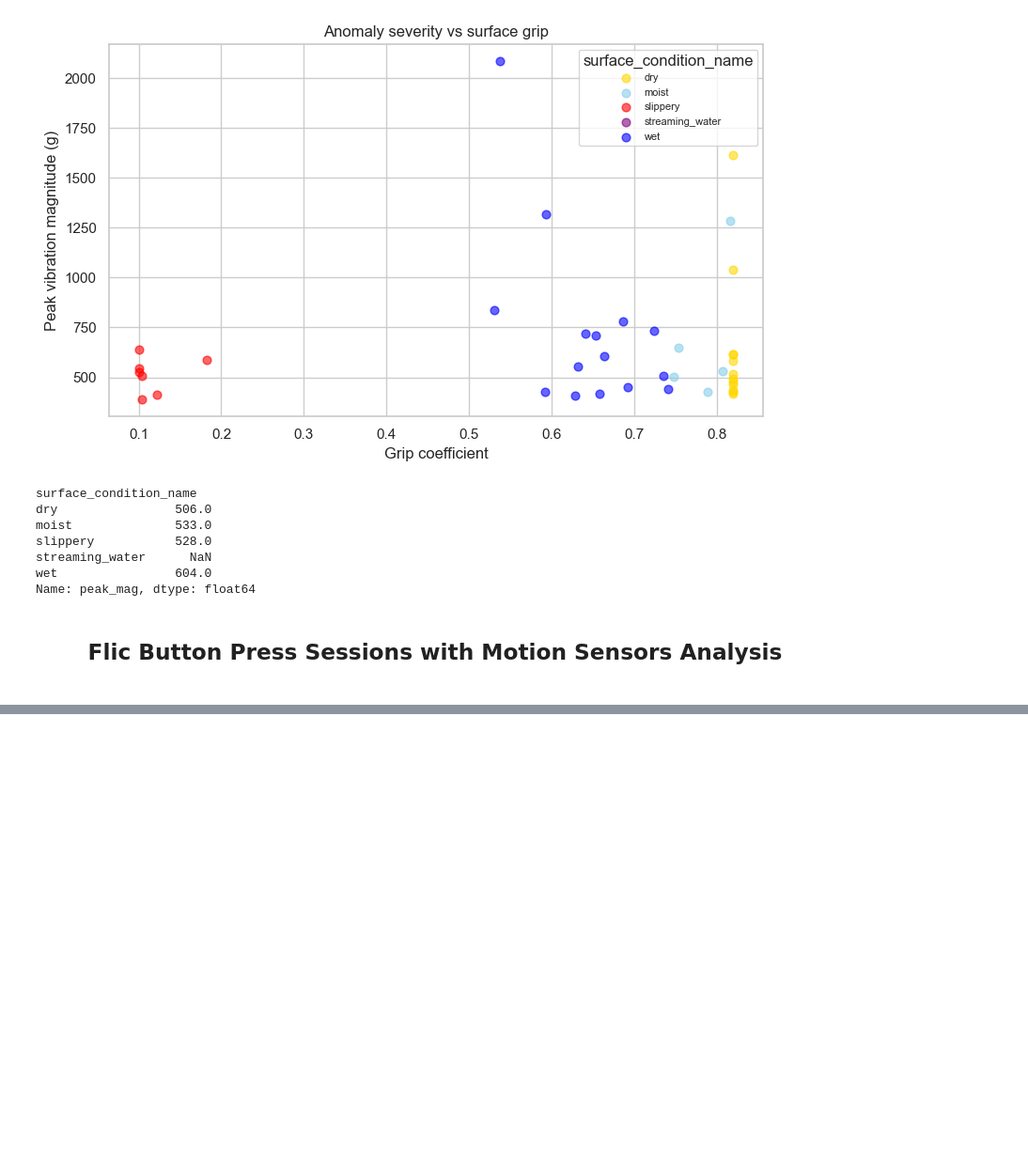
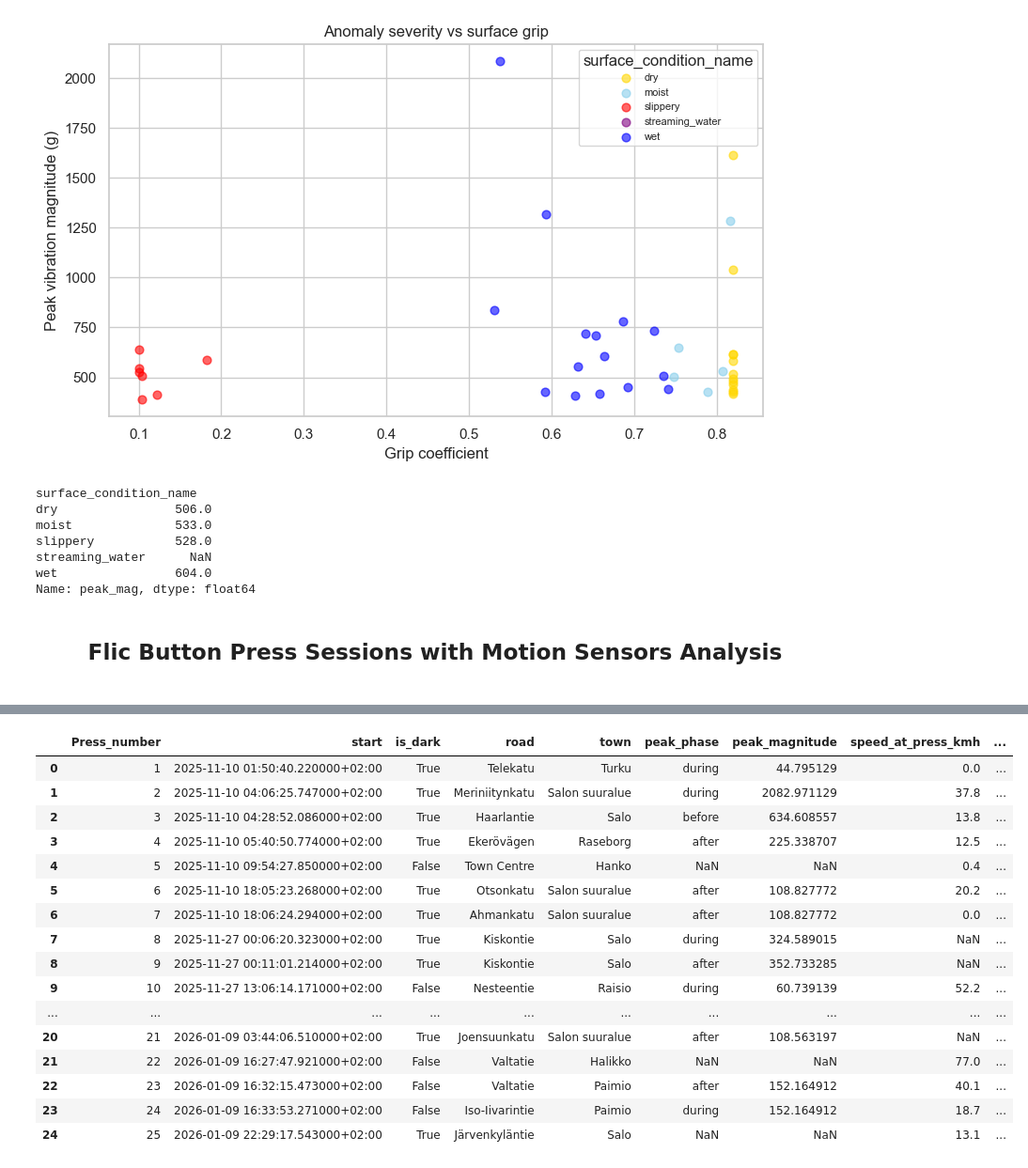
Before and after one commit to Mortti11/Hazard_Situation_Analysis_and_Prediction, a Jupyter notebook: analyzing.ipynb, the cells around one changed output, grey strips where cells are left out. Shown at 94% size. Saved outputs shown, nothing was run; the diff lists cells and outputs as text; code cells hidden in the pictures; blank space fills up the shorter version.

Commit message:
analysis for each press based on motion and road data

```diff
--- a/analyzing.ipynb
+++ b/analyzing.ipynb
@@ -1333,7 +1316,7 @@ Index(['event_id', 'start_ts', 'end_ts', 'number_sensors', 'sensors',
 def haversine(lat1, lon1, lat2, lon2):
     lat1, lon1, lat2, lon2 = map(np.radians, [lat1, lon1, lat2, lon2])
     a = np.sin((lat2 - lat1) / 2)**2 + np.cos(lat1) * np.cos(lat2) * np.sin((lon2 - lon1) / 2)**2
-    return 2 * 6_371_000 * np.arcsin(np.sqrt(a))
+    return 2 * 6371000 * np.arcsin(np.sqrt(a))
 
 motion_anomalies["distance_meter"] = [np.nan] + [haversine(motion_anomalies.iloc[i-1]["lat"], motion_anomalies.iloc[i-1]["lon"],
               motion_anomalies.iloc[i]["lat"], motion_anomalies.iloc[i]["lon"]).round(2) for i in range(1, len(motion_anomalies))]
@@ -1784,0 +1739,60 @@ Press Events Ranked by Peak Acceleration:
+# %%
+# I am going to build one summary for each press session
+# ALready I merged the motion ds with press session.
+
+# calculating the magnitude
+merged['magnitude']=np.sqrt(merged['calibrated_accx']**2+merged['calibrated_accy']**2+merged['calibrated_accz']**2)
+
+# Finding the peak motion row per press session
+peak_idx= merged.groupby('Press_number')['magnitude'].idxmax()
+peak_view=(merged.loc[peak_idx,['Press_number', 'phase', 'magnitude']].rename(columns={'phase': 'peak_phase','magnitude': 'peak_magnitude'}))
+
+road_rows = []
+for _, flic_sesion in press_events[['Press_number', 'start', 'end']].iterrows():
+    t0 = flic_sesion['start']- pd.Timedelta(seconds=window_time)
+    t1 = flic_sesion['end']+ pd.Timedelta(seconds=window_time)
+
+    road_data = road_df[(road_df['ts'] >= t0) & (road_df['ts'] <= t1)].sort_values('ts')
+    row = {'Press_number': flic_sesion['Press_number'],'speed_at_press_kmh': np.nan,'grip': np.nan,'surface_condition_name': np.nan}
+
+    if len(road_data):
+        road_data['dt_press_s'] = (road_data['ts']-flic_sesion['start']).dt.total_seconds().abs()
+        near_row = road_data.loc[road_data['dt_press_s'].idxmin()]
+        row['grip'] = round(near_row['grip'], 3) if pd.notna(near_row['grip']) else np.nan
+        row['surface_condition_name'] = near_row['surface_condition_name']
+
+    if len(road_data)>=2:
+        road_data['dt_s']=road_data['ts'].diff().dt.total_seconds()
+        road_data['distance_meter'] = haversine(road_data['lat'].shift(), road_data['lon'].shift(),road_data['lat'], road_data['lon'])
+        road_data['speed_kmh'] = (road_data['distance_meter']/road_data['dt_s']) * 3.6
+        speed_rows = road_data.loc[road_data['speed_kmh'].notna()]
+        if len(speed_rows):
+            row['speed_at_press_kmh']=round(speed_rows.loc[speed_rows['dt_press_s'].idxmin(), 'speed_kmh'], 1)
+
+    road_rows.append(row)
+
+road_phase = pd.DataFrame(road_rows)
+
+danger_analyzed = (press_events[['Press_number', 'start', 'is_dark', 'road', 'town']].merge(peak_view, on='Press_number', how='left')
+                  .merge(road_phase, on='Press_number', how='left').sort_values('Press_number').reset_index(drop=True))
+danger_analyzed
+
+# For debugging, I used Qwen Max3.
+# %% [output]
+|  | Press_number | start | is_dark | road | town | peak_phase | peak_magnitude | speed_at_press_kmh | ... |
+| 0 | 1 | 2025-11-10 01:50:40.220000+02:00 | True | Telekatu | Turku | during | 44.795129 | 0.0 | ... |
+| 1 | 2 | 2025-11-10 04:06:25.747000+02:00 | True | Meriniitynkatu | Salon suuralue | during | 2082.971129 | 37.8 | ... |
+| 2 | 3 | 2025-11-10 04:28:52.086000+02:00 | True | Haarlantie | Salo | before | 634.608557 | 13.8 | ... |
+| 3 | 4 | 2025-11-10 05:40:50.774000+02:00 | True | Ekerövägen | Raseborg | after | 225.338707 | 12.5 | ... |
+| 4 | 5 | 2025-11-10 09:54:27.850000+02:00 | False | Town Centre | Hanko | NaN | NaN | 0.4 | ... |
+| 5 | 6 | 2025-11-10 18:05:23.268000+02:00 | True | Otsonkatu | Salon suuralue | after | 108.827772 | 20.2 | ... |
+| 6 | 7 | 2025-11-10 18:06:24.294000+02:00 | True | Ahmankatu | Salon suuralue | after | 108.827772 | 0.0 | ... |
+| 7 | 8 | 2025-11-27 00:06:20.323000+02:00 | True | Kiskontie | Salo | during | 324.589015 | NaN | ... |
+| 8 | 9 | 2025-11-27 00:11:01.214000+02:00 | True | Kiskontie | Salo | after | 352.733285 | NaN | ... |
+| 9 | 10 | 2025-11-27 13:06:14.171000+02:00 | False | Nesteentie | Raisio | during | 60.739139 | 52.2 | ... |
+| ... | ... | ... | ... | ... | ... | ... | ... | ... | ... |
+| 20 | 21 | 2026-01-09 03:44:06.510000+02:00 | True | Joensuunkatu | Salon suuralue | after | 108.563197 | NaN | ... |
+| 21 | 22 | 2026-01-09 16:27:47.921000+02:00 | False | Valtatie | Halikko | NaN | NaN | 77.0 | ... |
+| 22 | 23 | 2026-01-09 16:32:15.473000+02:00 | False | Valtatie | Paimio | after | 152.164912 | 40.1 | ... |
+| 23 | 24 | 2026-01-09 16:33:53.271000+02:00 | False | Iso-Iivarintie | Paimio | during | 152.164912 | 18.7 | ... |
+| 24 | 25 | 2026-01-09 22:29:17.543000+02:00 | True | Järvenkyläntie | Salo | NaN | NaN | 13.1 | ... |
```
Also changed, not shown: parts of 9 cells of this notebook, 1 other file.
